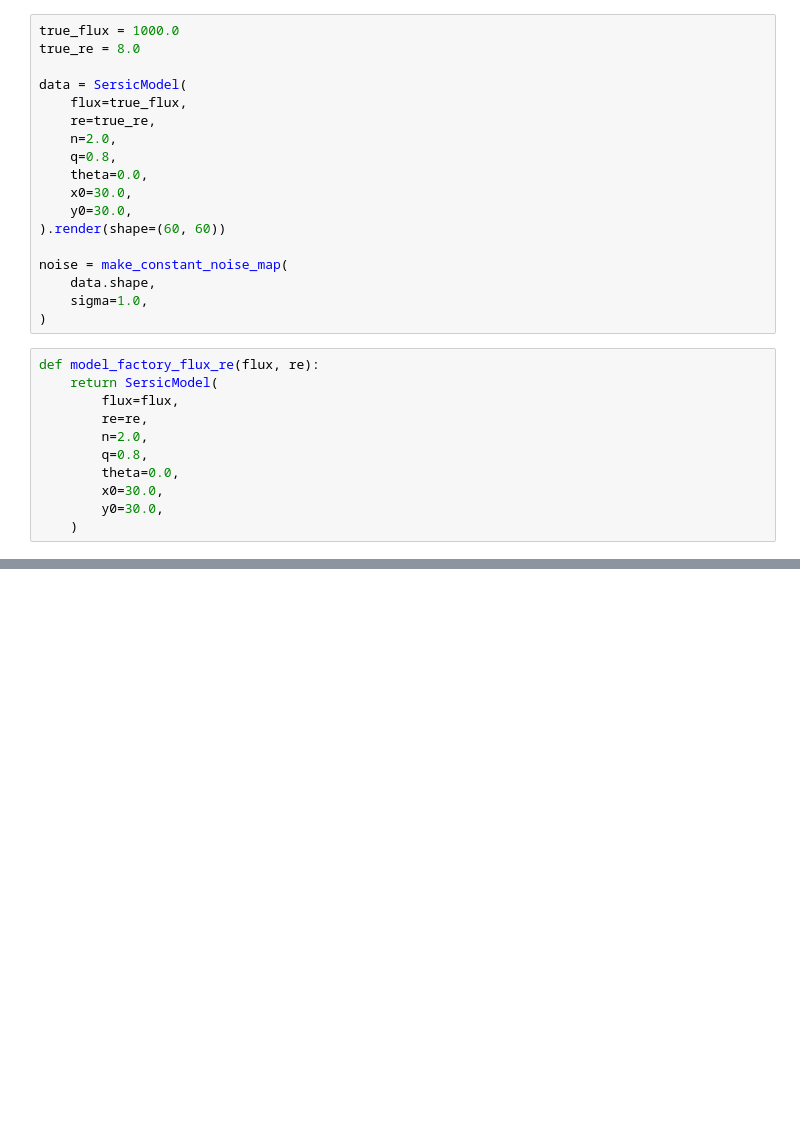
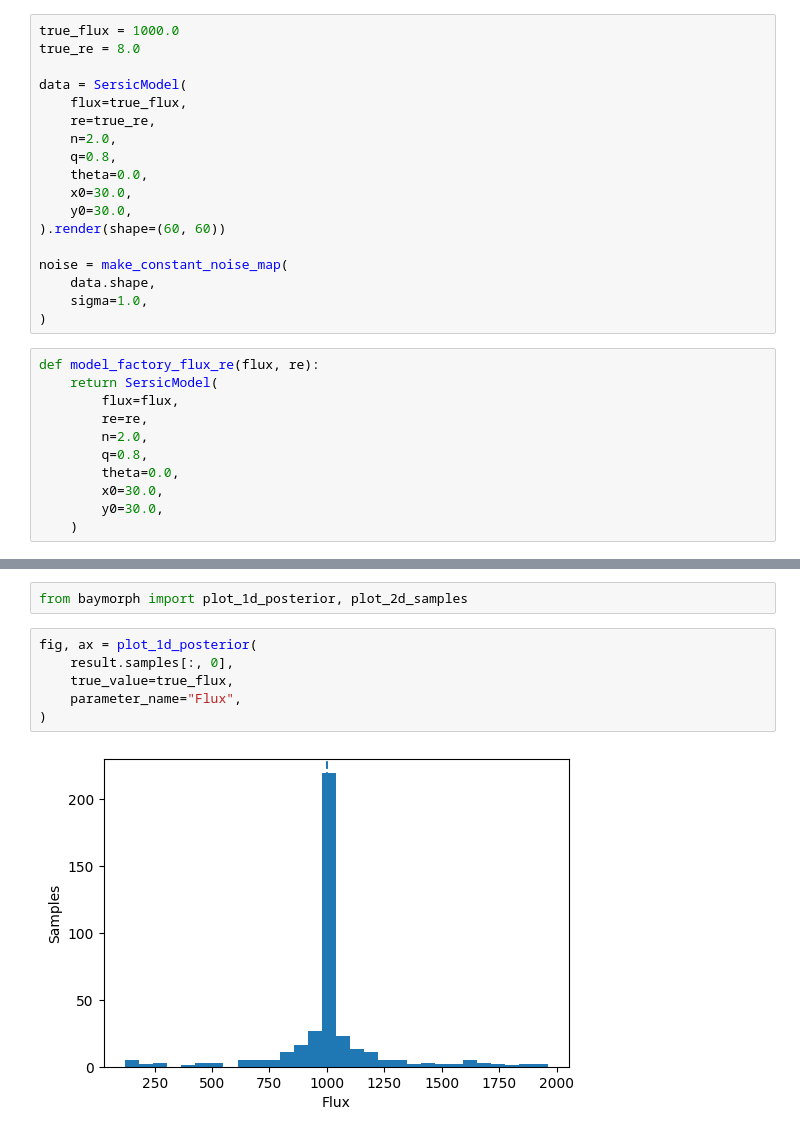
Before and after one commit to carlocannarozzophd/BayMorph, a Jupyter notebook: notebooks/01_single_sersic_fit.ipynb, the cells around one changed output, grey strips where cells are left out. Cells and saved outputs as stored; diff of their text form; blank space fills up the shorter version.

Commit message:
Add posterior plotting utilities

```diff
--- a/notebooks/01_single_sersic_fit.ipynb
+++ b/notebooks/01_single_sersic_fit.ipynb
@@ -185,0 +186,10 @@ plt.show()
+# %%
+from baymorph import plot_1d_posterior, plot_2d_samples
+# %%
+fig, ax = plot_1d_posterior(
+    result.samples[:, 0],
+    true_value=true_flux,
+    parameter_name="Flux",
+)
+# %% [output]
+[figure, added]
```
Also changed, not shown: parts of 8 cells of this notebook, 4 other files.
